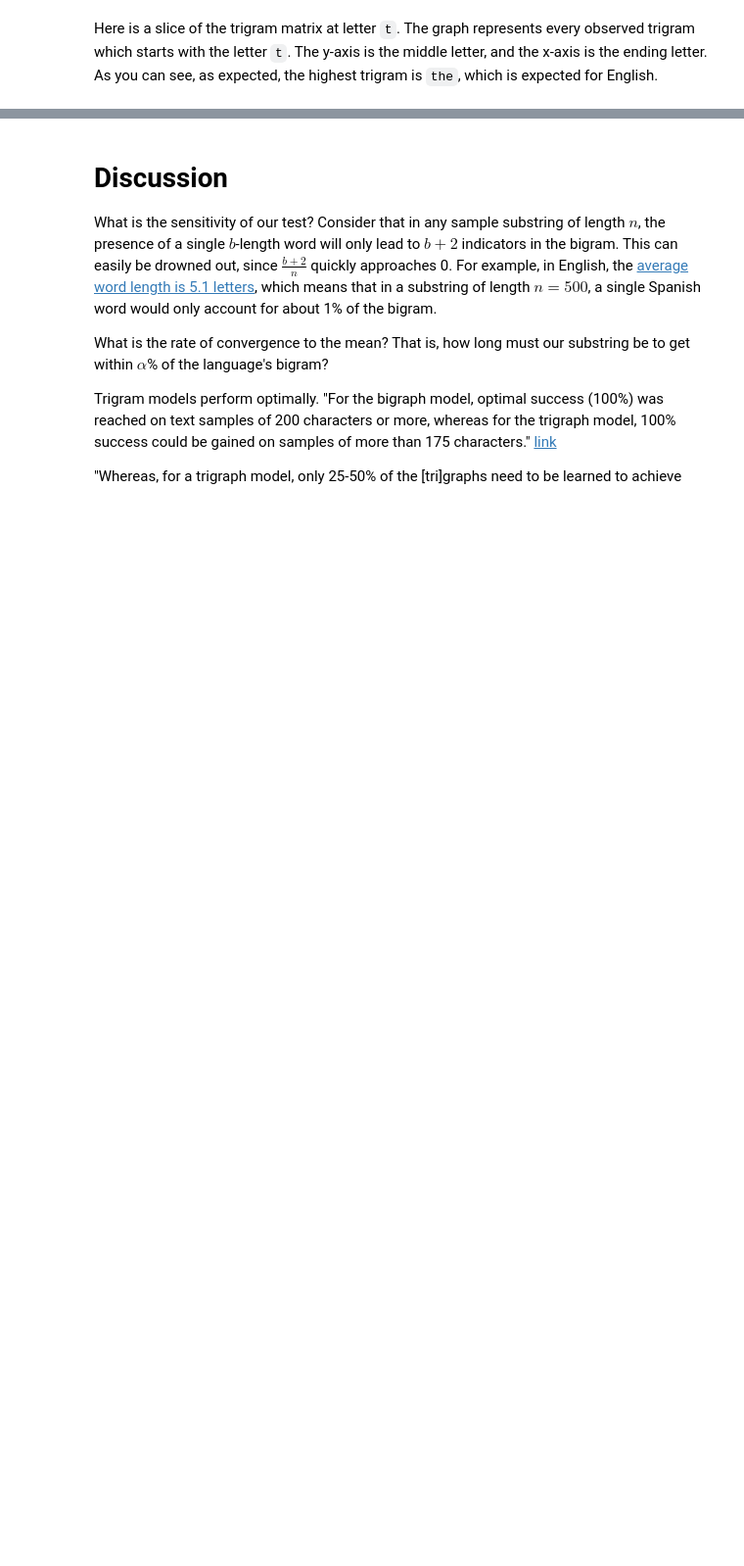
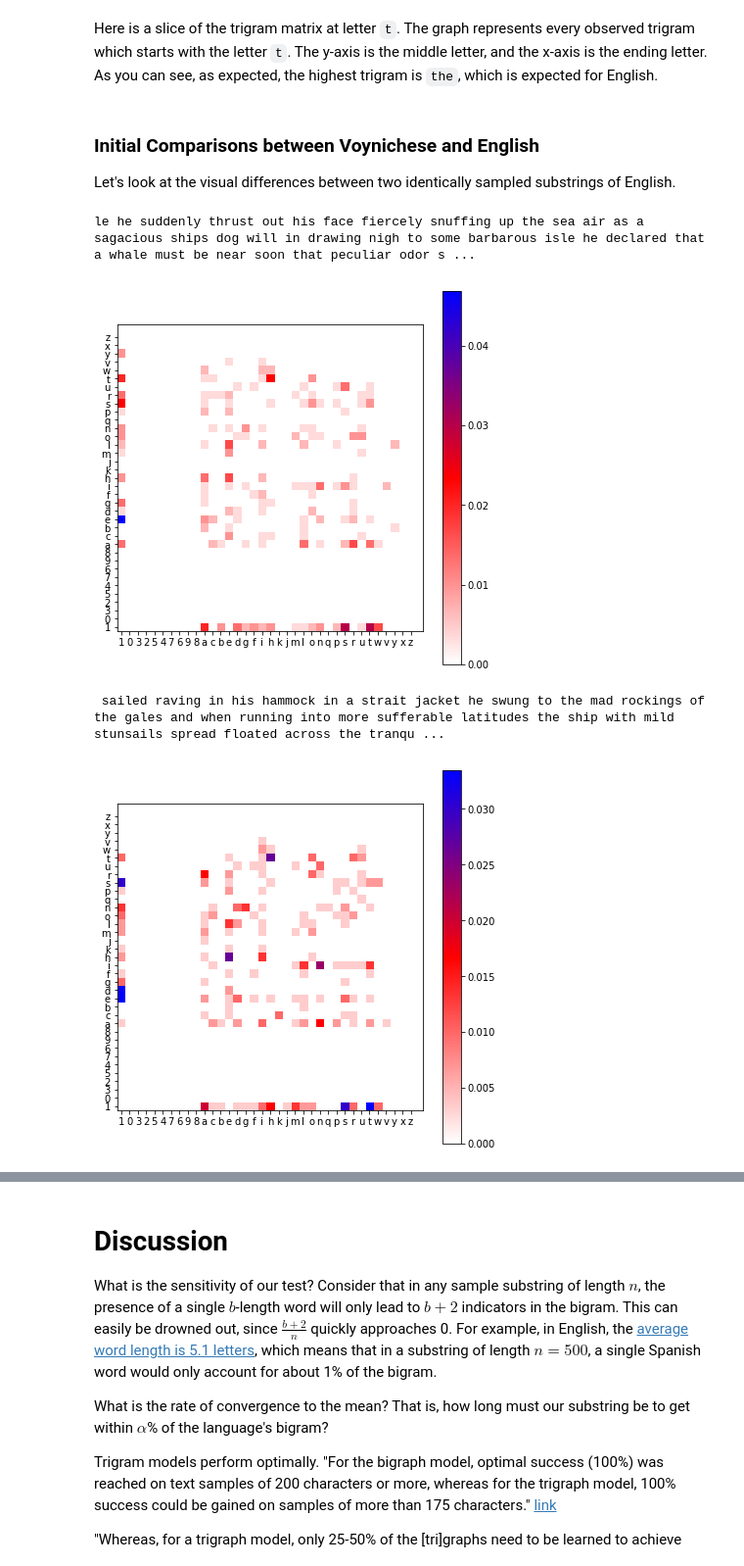
Before and after one commit to bkitano/voynich, a Jupyter notebook: Voynich Language Analysis.ipynb, the cells around one changed output, grey strips where cells are left out. Shown: that part at 98% size. Cells and saved outputs as stored; diff of their text form; code cells hidden in the pictures; blank space fills up the shorter version.

```diff
--- a/Voynich Language Analysis.ipynb
+++ b/Voynich Language Analysis.ipynb
@@ -253,2 +254,59 @@ bigram_graph(A_moby, C_moby[H_moby['t']]) # projecting a trigram down onto the b
 # %% [markdown]
 Here is a slice of the trigram matrix at letter `t`. The graph represents every observed trigram which starts with the letter `t`. The y-axis is the middle letter, and the x-axis is the ending letter. As you can see, as expected, the highest trigram is `the`, which is expected for English.
+# %% [markdown]
+### Initial Comparisons between Voynichese and English
+Let's look at the visual differences between two identically sampled substrings of English.
+# %%
+S_m1 = substring(T_moby, 300)
+S_m2 = substring(T_moby, 300)
+
+B_m1 = bigram(S_m1, H_moby)
+B_m2 = bigram(S_m2, H_moby)
+
+print S_m1
+bigram_graph(A_moby, B_m1)
+
+print S_m2
+bigram_graph(A_moby, B_m2)
+
+# A: alphabet (list), B: bigram
+fig, ax = plt.subplots(figsize=(7,7))
+
+plt.subplot(1,1,1)
+
+cmap2 = mlp.colors.LinearSegmentedColormap.from_list('my_colormap',
+                                           ['white','red','blue'],
+                                           256)
+plt.xticks(range(len(A_moby)), A_moby)
+plt.yticks(range(len(A_moby)), A_moby)
+
+
+img2 = plt.imshow(B,interpolation='nearest',
+                    cmap = cmap2,
+                    origin='lower'
+                 )
+
+plt.colorbar(img2,cmap=cmap2) # this is the color bar
+
+plt.subplot(1,1,2)
+
+cmap2 = mlp.colors.LinearSegmentedColormap.from_list('my_colormap',
+                                           ['white','red','blue'],
+                                           256)
+plt.xticks(range(len(A)), A)
+plt.yticks(range(len(A)), A)
+
+
+img2 = plt.imshow(B,interpolation='nearest',
+                    cmap = cmap2,
+                    origin='lower'
+                 )
+
+plt.colorbar(img2,cmap=cmap2) # this is the color bar
+
+    plt.show()
+# %% [output]
+le he suddenly thrust out his face fiercely snuffing up the sea air as a sagacious ships dog will in drawing nigh to some barbarous isle he declared that a whale must be near soon that peculiar odor s ...
+[figure, added]
+ sailed raving in his hammock in a strait jacket he swung to the mad rockings of the gales and when running into more sufferable latitudes the ship with mild stunsails spread floated across the tranqu ...
+[figure, added]
```
Also changed, not shown: parts of 11 cells of this notebook.
